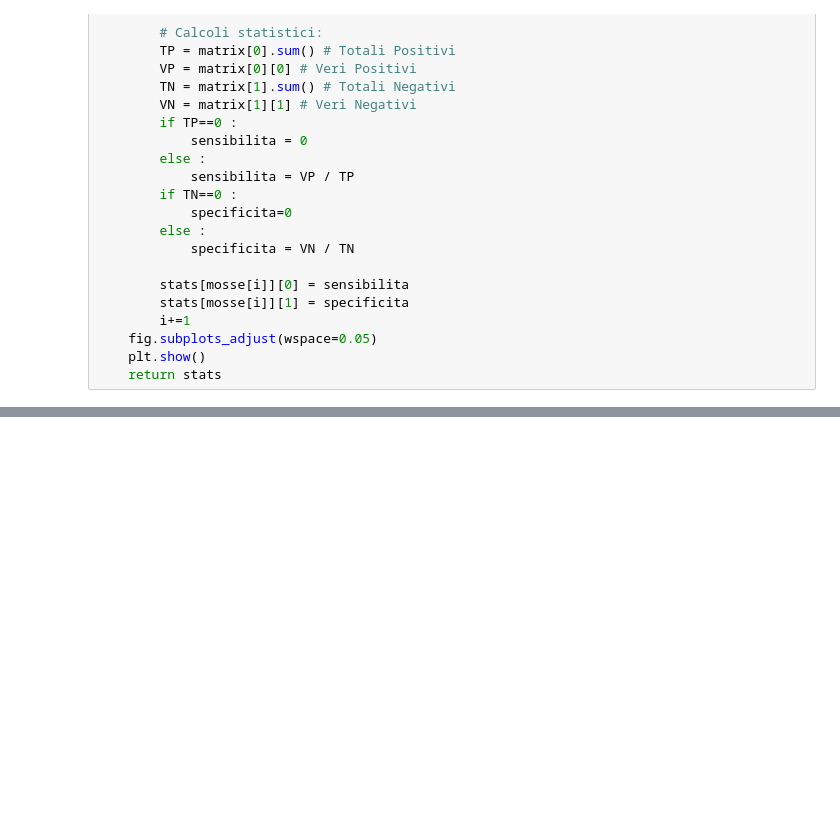
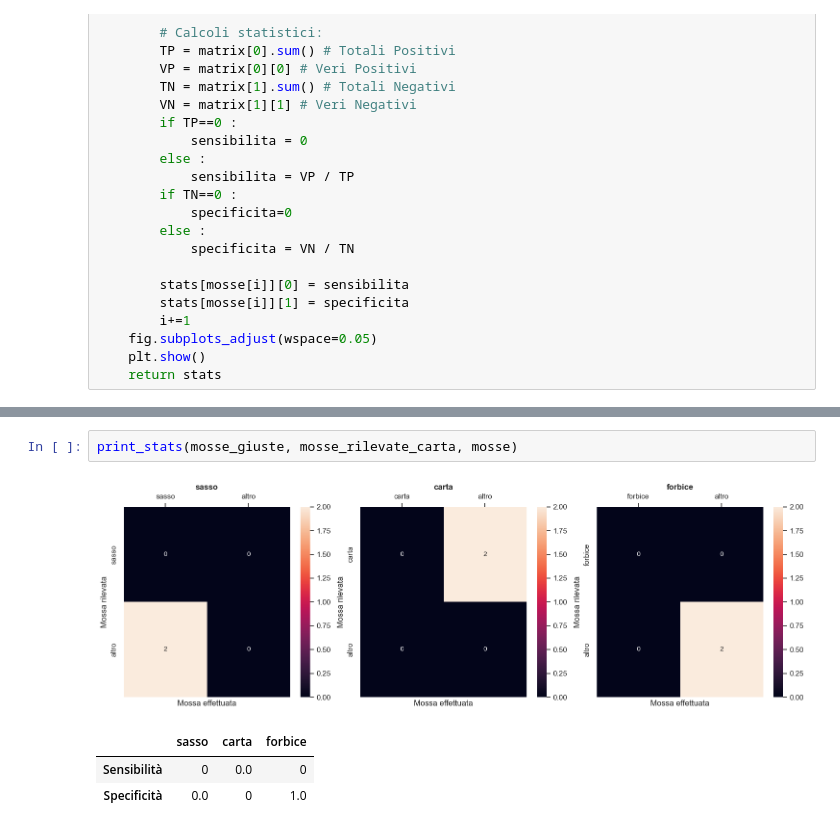
Before and after one commit to michelebolis/Morr-inoCinese, a Jupyter notebook: Statistiche/stats.ipynb, the cells around one changed output, grey strips where cells are left out. Drawn from its saved outputs; the diff is of its cells as text; blank space fills up the shorter version.

Commit message:
update stats

```diff
--- a/Statistiche/stats.ipynb
+++ b/Statistiche/stats.ipynb
@@ -90,0 +93,7 @@ print_stats(mosse_giuste, mosse_rilevate_random, mosse)
+# %%
+print_stats(mosse_giuste, mosse_rilevate_carta, mosse)
+# %% [output]
+[figure, added]
+|  | sasso | carta | forbice |
+| Sensibilità | 0 | 0.0 | 0 |
+| Specificità | 0.0 | 0 | 1.0 |
```
Also changed, not shown: parts of 4 cells of this notebook, 1 other file.
